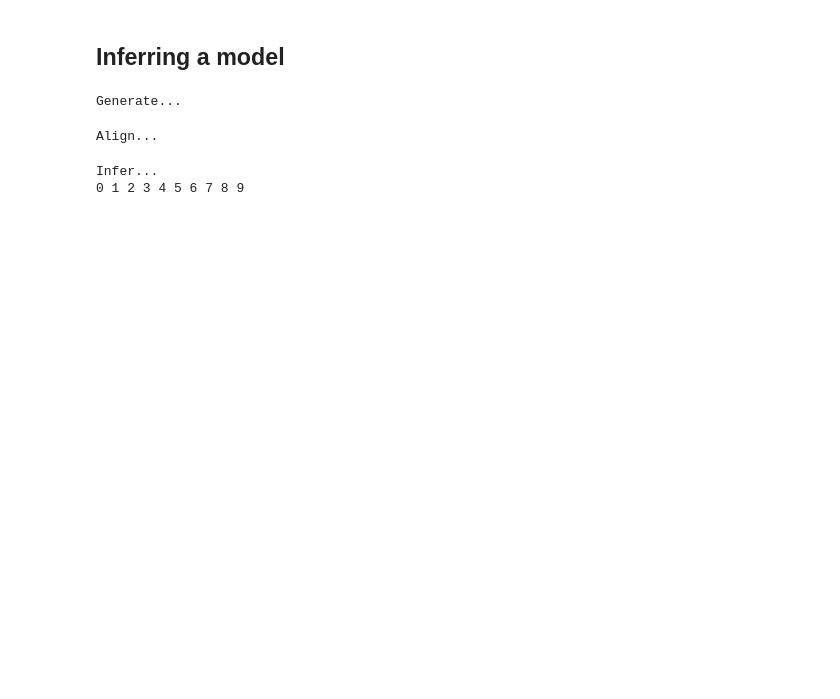
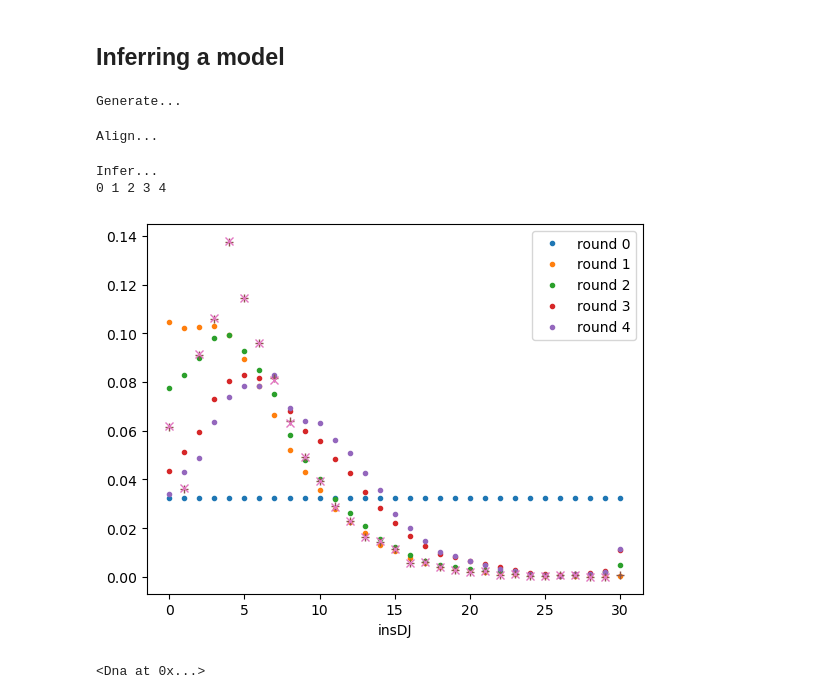
Before and after one commit to Thopic/righor, a Jupyter notebook: demo/Examples.ipynb, the cells around one changed output. Saved outputs shown, nothing was run; the diff lists cells and outputs as text; code cells hidden in the pictures; blank space fills up the shorter version.

```diff
--- a/demo/Examples.ipynb
+++ b/demo/Examples.ipynb
@@ -143,10 +318,38 @@ Align...
 # %%
 print("Infer...")
 models = {}
-for rd in range(10):
+for rd in range(5):
     print(rd, end=" ")
     models[rd] = uniform_model.copy()
     uniform_model.infer(alignments, infer_params)
 # %% [output]
 Infer...
-0 1 2 3 4 5 6 7 8 9
+0 1 2 3 4
+# %%
+from collections import Counter
+import numpy as np
+lst = []
+
+for _ in range(1000000):
+    lst += [len(generator.generate(False).recombination_event.insdj.get_string())]
+dct = Counter(lst)
+result_gen = np.array([dct[ii] if ii in dct else 0 for ii in range(30) ])
+result_gen = result_gen / result_gen.sum()
+
+fig, ax = plt.subplots()
+pinsdj = model.p_ins_dj
+for ii in range(5):
+    pinsdj_inf = models[ii].p_ins_dj
+    ax.plot(pinsdj_inf, '.', label = f"round {ii}")
+ax.plot(pinsdj, '+')
+ax.plot(result_gen, 'x')
+
+ax.set_xlabel("insDJ")
+plt.legend()
+plt.show()
+# %% [output]
+[figure, added]
+# %%
+a
+# %% [output]
+<Dna at 0x...>
```
Also changed, not shown: parts of 7 cells of this notebook, 6 other files.
